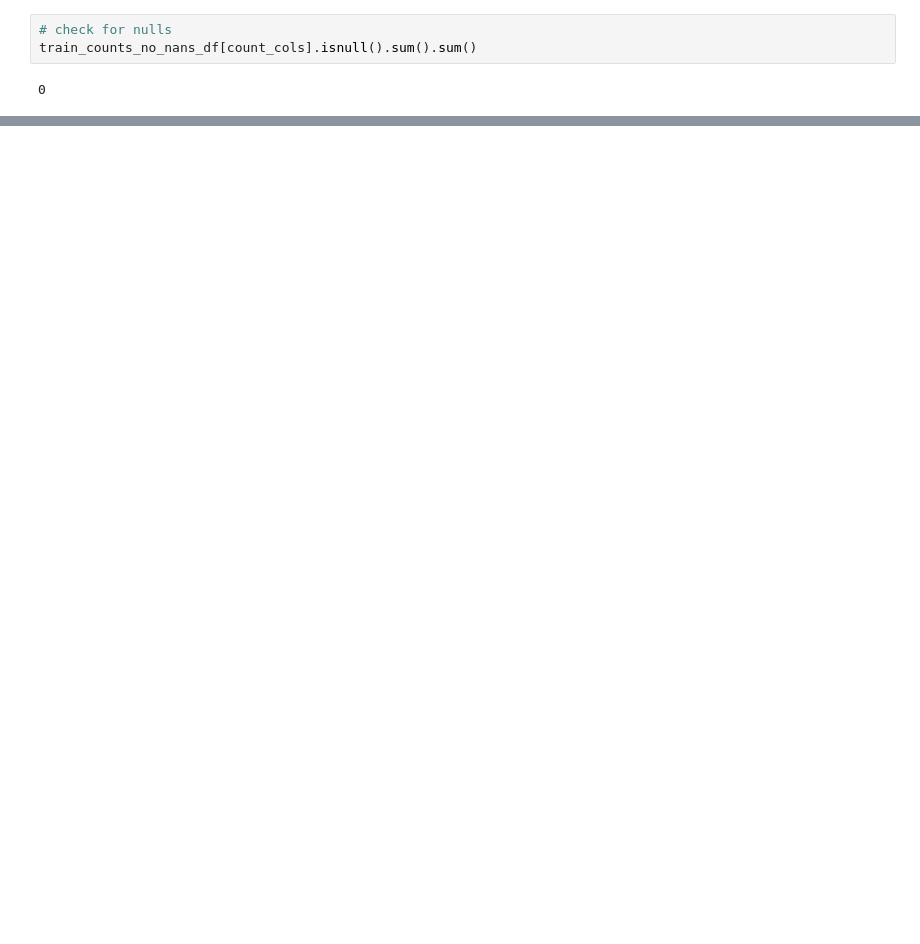
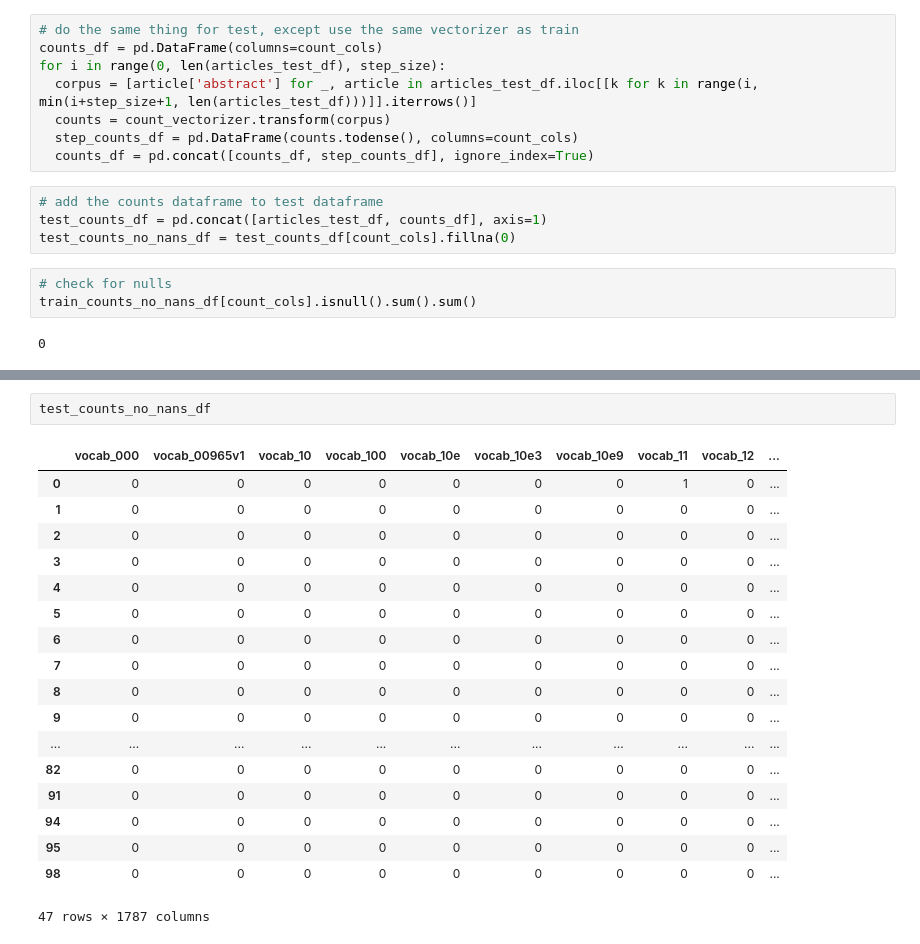
Before and after one commit to wyxzou/Citations, a Jupyter notebook: src/LDAModel.ipynb, the cells around one changed output, grey strips where cells are left out. Cells and saved outputs as stored; diff of their text form; blank space fills up the shorter version.

```diff
--- a/src/LDAModel.ipynb
+++ b/src/LDAModel.ipynb
@@ -49,6 +56,18 @@ for i in range(0, len(articles_train_df), step_size):
 # add the counts dataframe to training dataframe
 train_counts_df = pd.concat([articles_train_df, counts_df], axis=1)
 train_counts_no_nans_df = train_counts_df[count_cols].fillna(0)
+# %%
+# do the same thing for test, except use the same vectorizer as train
+counts_df = pd.DataFrame(columns=count_cols)
+for i in range(0, len(articles_test_df), step_size):
+  corpus = [article['abstract'] for _, article in articles_test_df.iloc[[k for k in range(i, min(i+step_size+1, len(articles_test_df)))]].iterrows()]
+  counts = count_vectorizer.transform(corpus)
+  step_counts_df = pd.DataFrame(counts.todense(), columns=count_cols)
+  counts_df = pd.concat([counts_df, step_counts_df], ignore_index=True)
+# %%
+# add the counts dataframe to test dataframe
+test_counts_df = pd.concat([articles_test_df, counts_df], axis=1)
+test_counts_no_nans_df = test_counts_df[count_cols].fillna(0)
 # %%
 # check for nulls
 train_counts_no_nans_df[count_cols].isnull().sum().sum()
@@ -114,0 +146,21 @@ print('Top 20:', get_test_score(best_lda, train_counts_df, X_train, test_counts_
+# %%
+test_counts_no_nans_df
+# %% [output]
+|  | vocab_000 | vocab_00965v1 | vocab_10 | vocab_100 | vocab_10e | vocab_10e3 | vocab_10e9 | vocab_11 | vocab_12 | ... |
+| 0 | 0 | 0 | 0 | 0 | 0 | 0 | 0 | 1 | 0 | ... |
+| 1 | 0 | 0 | 0 | 0 | 0 | 0 | 0 | 0 | 0 | ... |
+| 2 | 0 | 0 | 0 | 0 | 0 | 0 | 0 | 0 | 0 | ... |
+| 3 | 0 | 0 | 0 | 0 | 0 | 0 | 0 | 0 | 0 | ... |
+| 4 | 0 | 0 | 0 | 0 | 0 | 0 | 0 | 0 | 0 | ... |
+| 5 | 0 | 0 | 0 | 0 | 0 | 0 | 0 | 0 | 0 | ... |
+| 6 | 0 | 0 | 0 | 0 | 0 | 0 | 0 | 0 | 0 | ... |
+| 7 | 0 | 0 | 0 | 0 | 0 | 0 | 0 | 0 | 0 | ... |
+| 8 | 0 | 0 | 0 | 0 | 0 | 0 | 0 | 0 | 0 | ... |
+| 9 | 0 | 0 | 0 | 0 | 0 | 0 | 0 | 0 | 0 | ... |
+| ... | ... | ... | ... | ... | ... | ... | ... | ... | ... | ... |
+| 82 | 0 | 0 | 0 | 0 | 0 | 0 | 0 | 0 | 0 | ... |
+| 91 | 0 | 0 | 0 | 0 | 0 | 0 | 0 | 0 | 0 | ... |
+| 94 | 0 | 0 | 0 | 0 | 0 | 0 | 0 | 0 | 0 | ... |
+| 95 | 0 | 0 | 0 | 0 | 0 | 0 | 0 | 0 | 0 | ... |
+| 98 | 0 | 0 | 0 | 0 | 0 | 0 | 0 | 0 | 0 | ... |
+47 rows × 1787 columns
```
Also changed, not shown: parts of 8 cells of this notebook.
